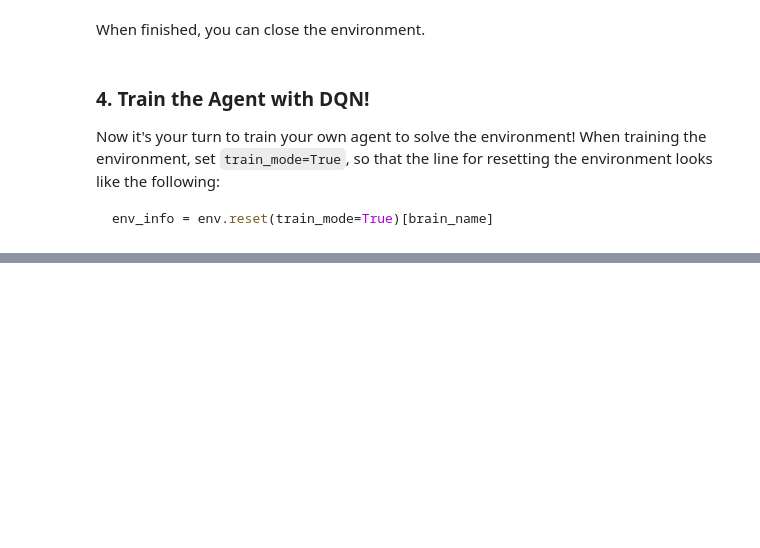
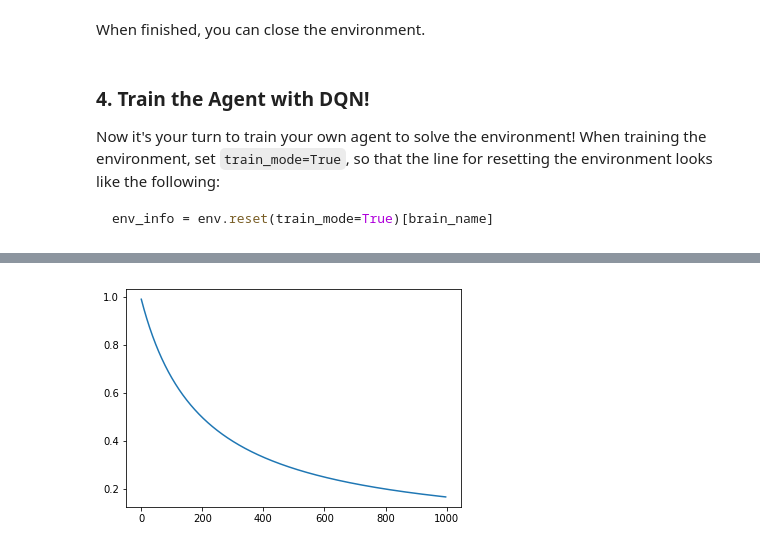
Before and after one commit to bhattsachin/deep-reinforcement-learning, a Jupyter notebook: p1_navigation/Navigation.ipynb, the cells around one changed output, grey strips where cells are left out. Saved outputs shown, nothing was run; the diff lists cells and outputs as text; code cells hidden in the pictures; blank space fills up the shorter version.

```diff
--- a/p1_navigation/Navigation.ipynb
+++ b/p1_navigation/Navigation.ipynb
@@ -187,0 +204,16 @@ plt.show()
+# %%
+import matplotlib.pyplot as plt
+import numpy as np
+
+eps_array = []
+eps = 1
+eps_decay = 0.999
+for i in range(2,1000):
+    eps = 200/(200+i)
+    eps_array.append(eps)
+
+
+plt.plot(np.arange(len(eps_array)), eps_array)
+plt.show()
+# %% [output]
+[figure, added]
```
Also changed, not shown: parts of 3 cells of this notebook, 3 other files.
